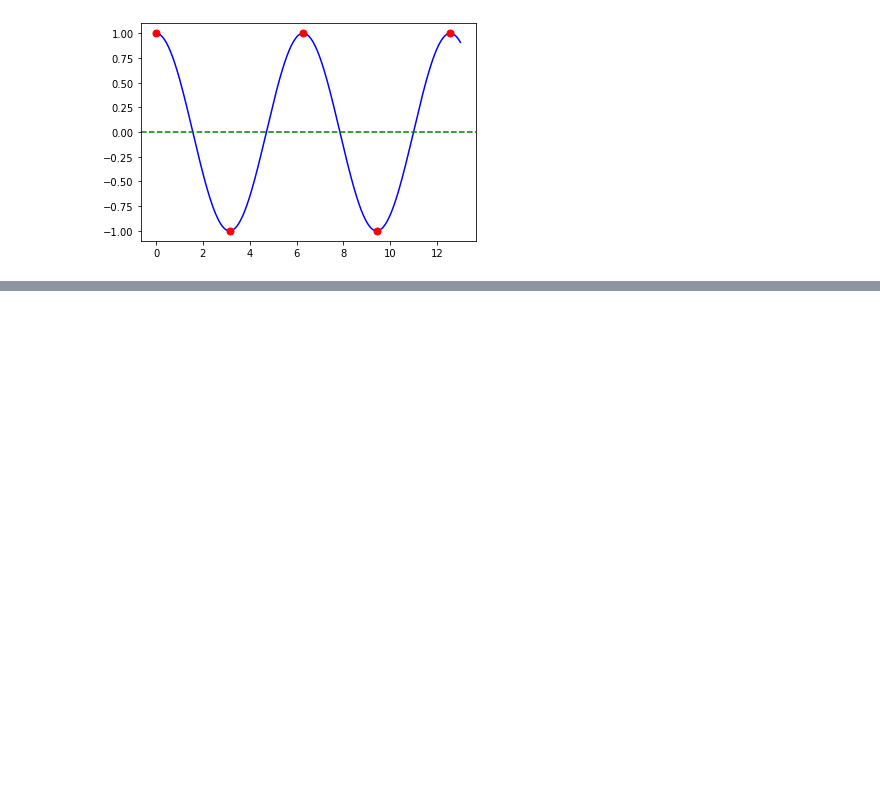
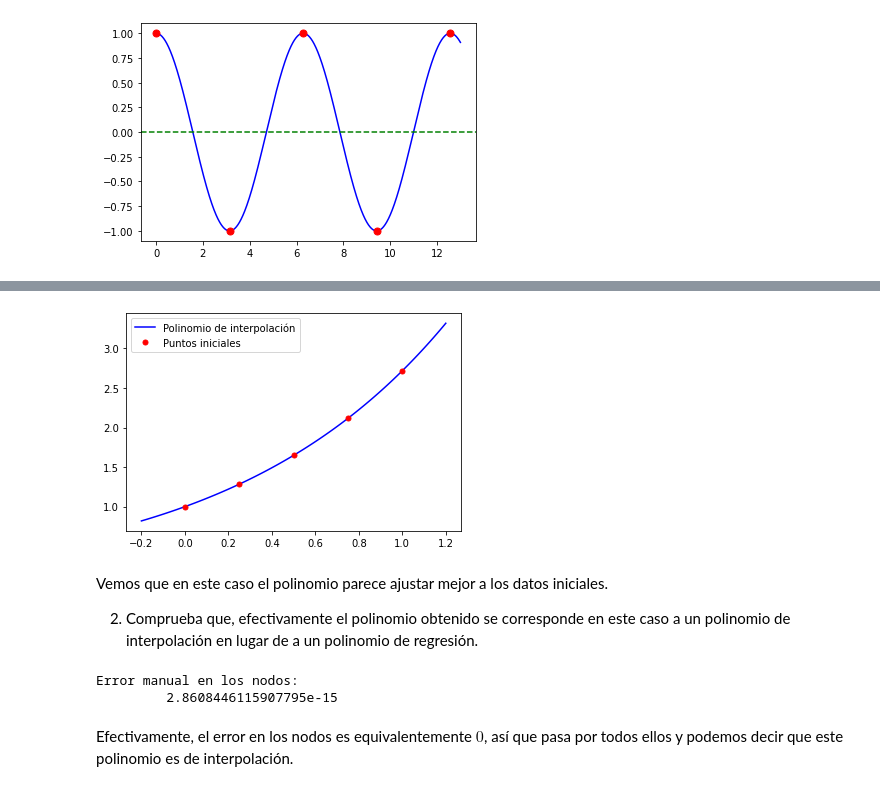
Before and after one commit to Ocete/mcd-cn, a Jupyter notebook: p1/CN-Práctica1.ipynb, the cells around one changed output, grey strips where cells are left out. Saved outputs shown, nothing was run; the diff lists cells and outputs as text; code cells hidden in the pictures; blank space fills up the shorter version.

```diff
--- a/p1/CN-Práctica1.ipynb
+++ b/p1/CN-Práctica1.ipynb
@@ -204,0 +366,13 @@ array([[1, 0, 1],
+# %%
+n = 5
+# Creamos la matriz de vandermonde
+X_4 = np.vander(x,n,increasing=True)
+# Hacemos su descomposición svd
+u_4,s_4,vh_4 = np.linalg.svd(X_4)
+# Creamos la matirz S
+# Creamos la matriz que contendrá a s
+S_4 = np.zeros((n,n))
+# hacemos a S matriz diagonal y la sumamos con la matriz de ceros
+S_4 += np.diag(s_4)
+print("Matriz de Vandermonde para el polinomio de grado 4:\n",X_4)
+print("Matriz S para el polinomio de grado 4:\n",S_4)
@@ -204,0 +394,12 @@ array([[1, 0, 1],
+# %%
+# Obtenemos los c_i
+c_4 = (np.transpose(u_4) @ y)
+print("El producto U^T y da como resultado: \n\t",c_4)
+# Obtenemos z
+z_4 = np.array(c_4/s_4)
+print("El vector z es:\n\t",z_4)
+# Obtenemos los coeficientes del polinomio
+a_4 = np.transpose(vh_4) @ z_4
+
+
+print("Los coeficientes (a0,a1,a2) obtenidos del polinomio son:\n\t",a_4)
@@ -204,0 +414,23 @@ array([[1, 0, 1],
+# %%
+P4 = lambda x : a_4[0] + a_4[1]*x + a_4[2]*x**2 + a_4[3]*x**3 + a_4[4]*x**4
+x_vals = np.linspace(-0.2,1.2,100)
+values = P4(x_vals)
+plt.plot(x_vals, values, 'b',label="Polinomio de interpolación")
+plt.plot(x,y,'r.',markersize=10,label="Puntos iniciales")
+plt.legend()
+plt.show()
+# %% [output]
+[figure, added]
+# %% [markdown]
+Vemos que en este caso el polinomio parece ajustar mejor a los datos iniciales.
+
+2. Comprueba que, efectivamente el polinomio obtenido se corresponde en este caso a un polinomio de interpolación en lugar de a un polinomio de regresión.
+# %%
+
+E_old_4 = np.sqrt(np.sum((P4(x) - y)**2))
+print("Error manual en los nodos: \n\t",E_old_4)
+# %% [output]
+Error manual en los nodos:
+         2.8608446115907795e-15
+# %% [markdown]
+Efectivamente, el error en los nodos es equivalentemente $0$, así que pasa por todos ellos y podemos decir que este polinomio es de interpolación.
```
Also changed, not shown: parts of 25 cells of this notebook, 1 other file.
